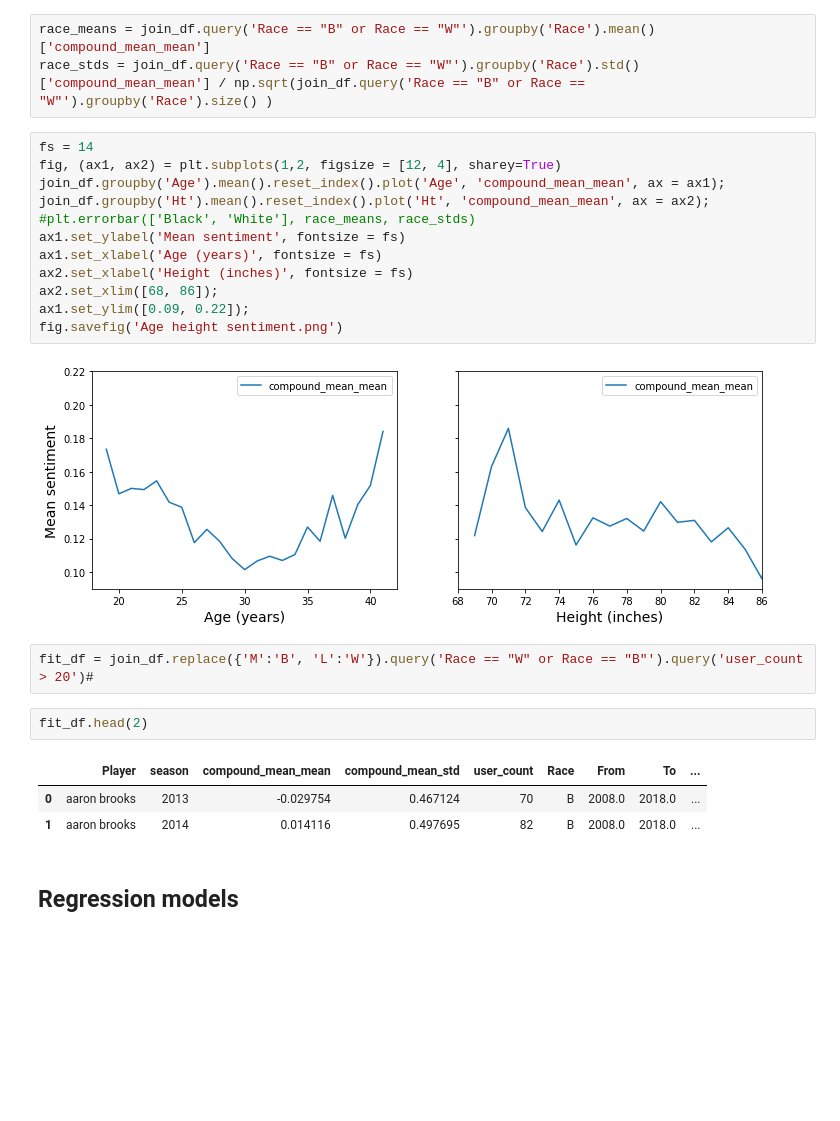
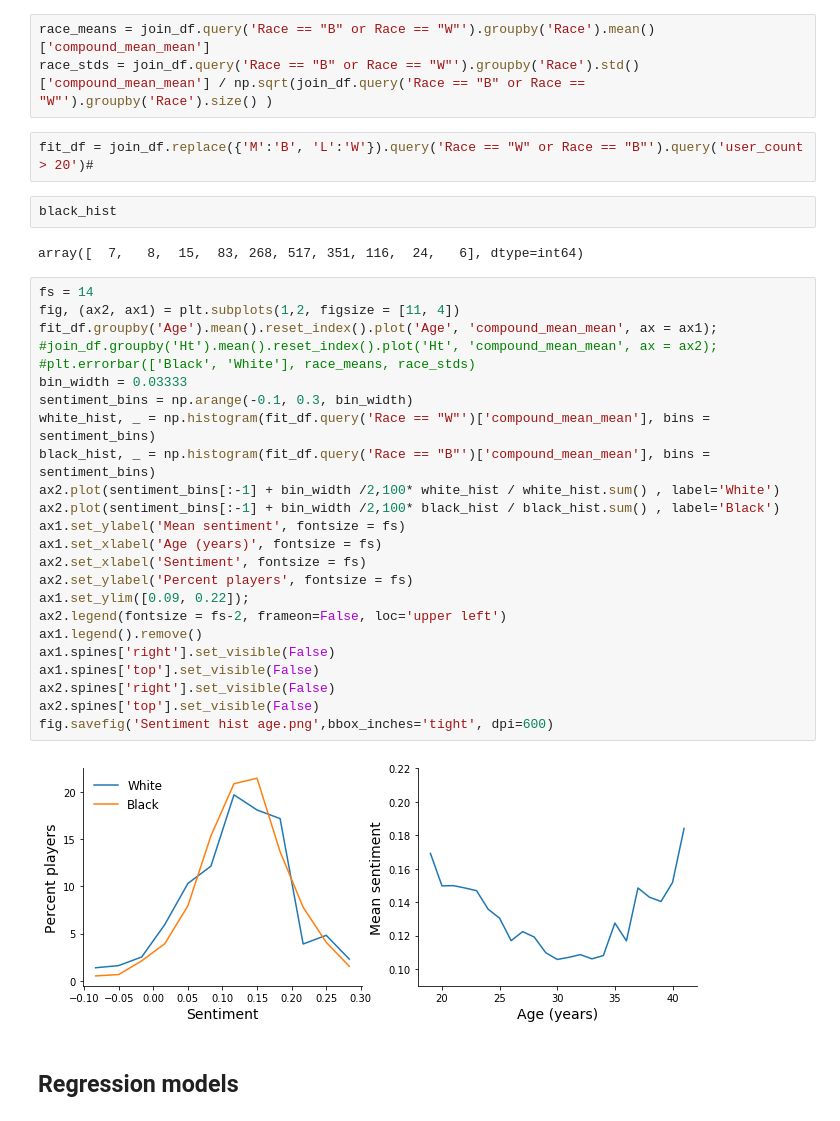
Before and after one commit to map222/trailofpapers, a Jupyter notebook: sentiment_sports/nba-sentiment.ipynb, the cells around one changed output. Drawn from its saved outputs; the diff is of its cells as text; blank space fills up the shorter version.

```diff
--- a/sentiment_sports/nba-sentiment.ipynb
+++ b/sentiment_sports/nba-sentiment.ipynb
@@ -495,28 +495,38 @@ join_df = pd.read_csv('modeling_data/nba_model_data.tsv', sep='\t')
 # %%
 race_means = join_df.query('Race == "B" or Race == "W"').groupby('Race').mean()['compound_mean_mean']
 race_stds = join_df.query('Race == "B" or Race == "W"').groupby('Race').std()['compound_mean_mean'] / np.sqrt(join_df.query('Race == "B" or Race == "W"').groupby('Race').size() )
-# %%
-fs = 14
-fig, (ax1, ax2) = plt.subplots(1,2, figsize = [12, 4], sharey=True)
-join_df.groupby('Age').mean().reset_index().plot('Age', 'compound_mean_mean', ax = ax1);
-join_df.groupby('Ht').mean().reset_index().plot('Ht', 'compound_mean_mean', ax = ax2);
-#plt.errorbar(['Black', 'White'], race_means, race_stds)
-ax1.set_ylabel('Mean sentiment', fontsize = fs)
-ax1.set_xlabel('Age (years)', fontsize = fs)
-ax2.set_xlabel('Height (inches)', fontsize = fs)
-ax2.set_xlim([68, 86]);
-ax1.set_ylim([0.09, 0.22]);
-fig.savefig('Age height sentiment.png')
-# %% [output]
-[figure, removed]
 # %%
 fit_df = join_df.replace({'M':'B', 'L':'W'}).query('Race == "W" or Race == "B"').query('user_count > 20')#
-# %%
-fit_df.head(2)
-# %% [output]
-|  | Player | season | compound_mean_mean | compound_mean_std | user_count | Race | From | To | ... |
-| 0 | aaron brooks | 2013 | -0.029754 | 0.467124 | 70 | B | 2008.0 | 2018.0 | ... |
-| 1 | aaron brooks | 2014 | 0.014116 | 0.497695 | 82 | B | 2008.0 | 2018.0 | ... |
+# %%
+black_hist
+# %% [output]
+array([  7,   8,  15,  83, 268, 517, 351, 116,  24,   6], dtype=int64)
+# %%
+fs = 14
+fig, (ax2, ax1) = plt.subplots(1,2, figsize = [11, 4])
+fit_df.groupby('Age').mean().reset_index().plot('Age', 'compound_mean_mean', ax = ax1);
+#join_df.groupby('Ht').mean().reset_index().plot('Ht', 'compound_mean_mean', ax = ax2);
+#plt.errorbar(['Black', 'White'], race_means, race_stds)
+bin_width = 0.03333
+sentiment_bins = np.arange(-0.1, 0.3, bin_width)
+white_hist, _ = np.histogram(fit_df.query('Race == "W"')['compound_mean_mean'], bins = sentiment_bins)
+black_hist, _ = np.histogram(fit_df.query('Race == "B"')['compound_mean_mean'], bins = sentiment_bins)
+ax2.plot(sentiment_bins[:-1] + bin_width /2,100* white_hist / white_hist.sum() , label='White')
+ax2.plot(sentiment_bins[:-1] + bin_width /2,100* black_hist / black_hist.sum() , label='Black')
+ax1.set_ylabel('Mean sentiment', fontsize = fs)
+ax1.set_xlabel('Age (years)', fontsize = fs)
+ax2.set_xlabel('Sentiment', fontsize = fs)
+ax2.set_ylabel('Percent players', fontsize = fs)
+ax1.set_ylim([0.09, 0.22]);
+ax2.legend(fontsize = fs-2, frameon=False, loc='upper left')
+ax1.legend().remove()
+ax1.spines['right'].set_visible(False)
+ax1.spines['top'].set_visible(False)
+ax2.spines['right'].set_visible(False)
+ax2.spines['top'].set_visible(False)
+fig.savefig('Sentiment hist age.png',bbox_inches='tight', dpi=600)
+# %% [output]
+[figure, added]
 # %% [markdown]
 ## Regression models
 # %% [markdown]
```
Also changed, not shown: parts of 8 cells of this notebook.
